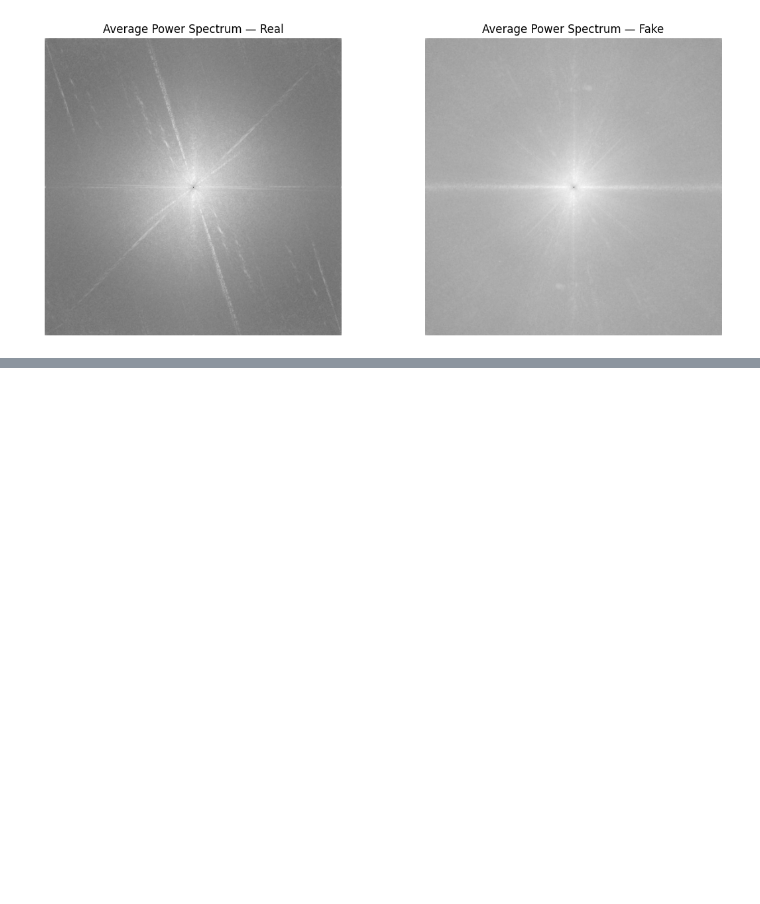
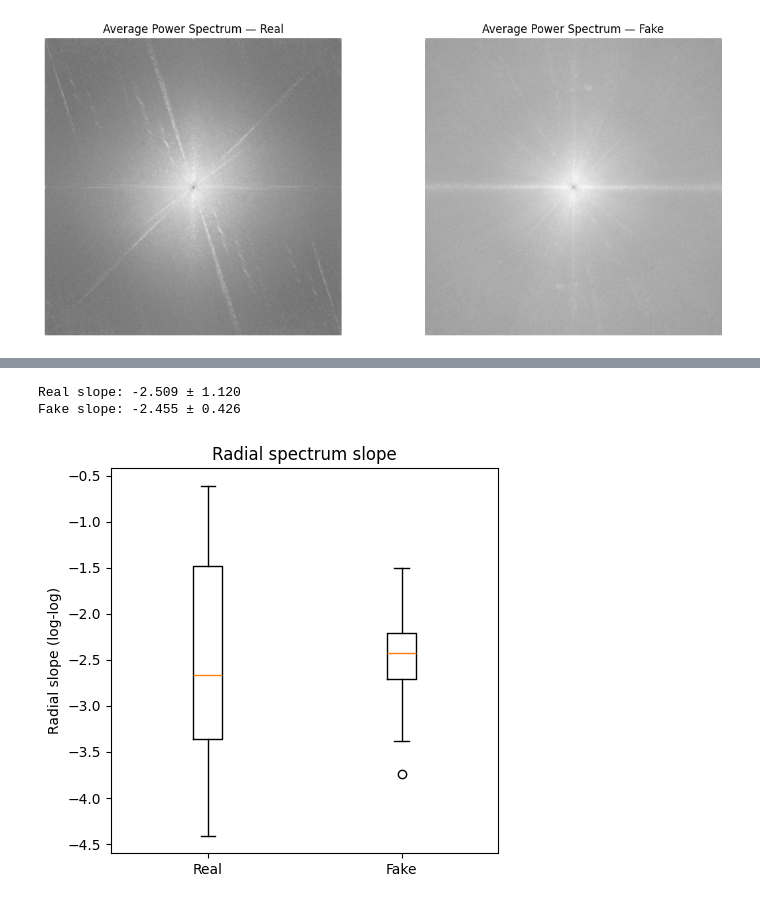
Before and after one commit to yassinekhaldoun/Deepfake-Detection-Image-Forensics-Machine-Learning, a Jupyter notebook: notebooks/preprocessing.ipynb, the cells around one changed output, grey strips where cells are left out. Cells and saved outputs as stored; diff of their text form; code cells hidden in the pictures; blank space fills up the shorter version.

```diff
--- a/notebooks/preprocessing.ipynb
+++ b/notebooks/preprocessing.ipynb
@@ -193,0 +250,16 @@ plt.show()
+# %%
+real_slopes = np.array([radial_slope(p)[0] for p in real_prof])
+fake_slopes = np.array([radial_slope(p)[0] for p in fake_prof])
+
+print(f"Real slope: {real_slopes.mean():.3f} ± {real_slopes.std():.3f}")
+print(f"Fake slope: {fake_slopes.mean():.3f} ± {fake_slopes.std():.3f}")
+
+plt.figure(figsize=(5, 5))
+plt.boxplot([real_slopes, fake_slopes], tick_labels=["Real", "Fake"])
+plt.ylabel("Radial slope (log-log)")
+plt.title("Radial spectrum slope")
+plt.show()
+# %% [output]
+Real slope: -2.509 ± 1.120
+Fake slope: -2.455 ± 0.426
+[figure, added]
```
Also changed, not shown: parts of 3 cells of this notebook, 1 other file.
